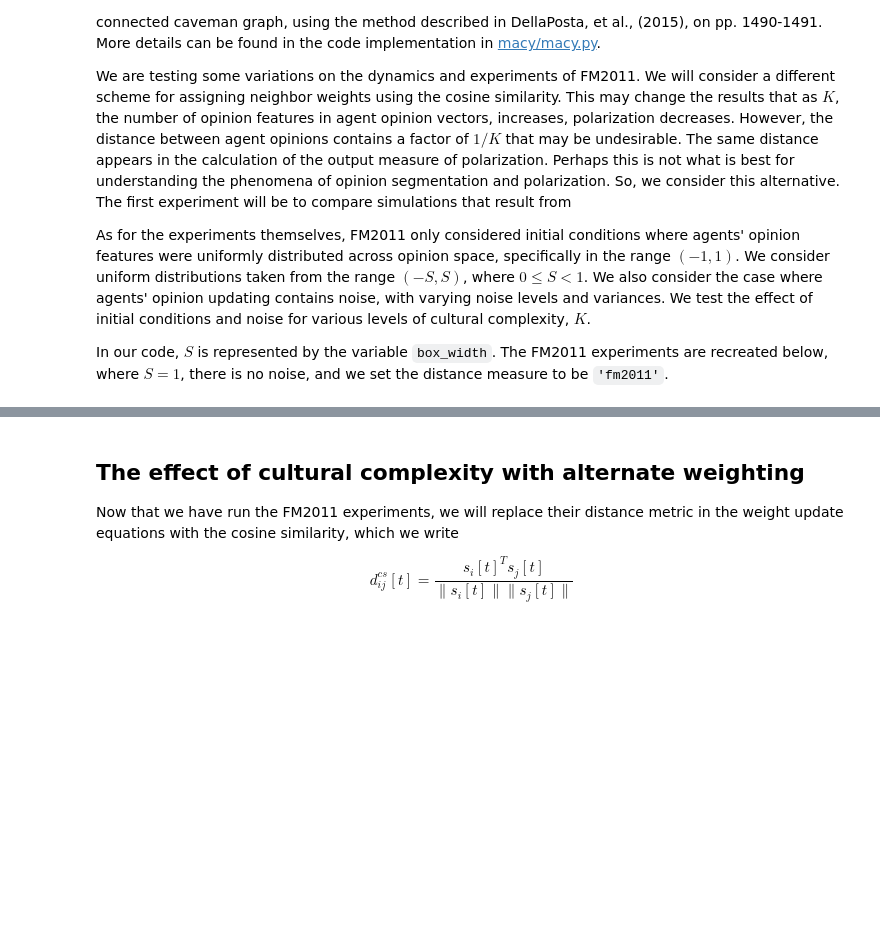
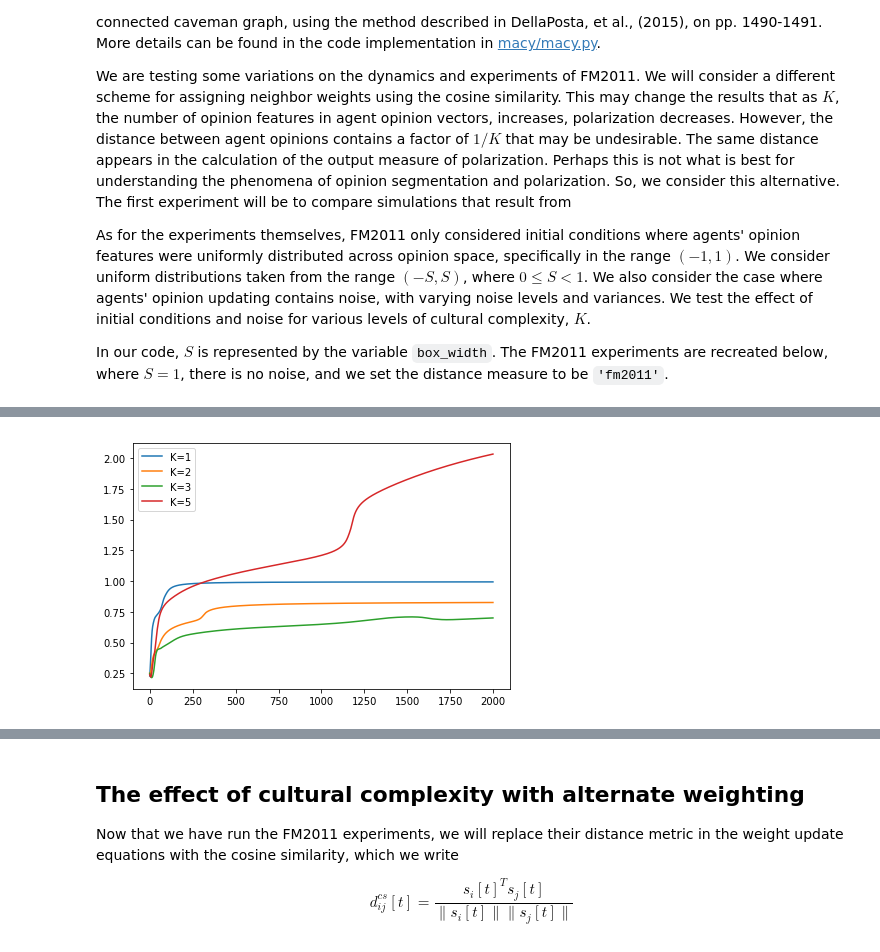
Before and after one commit to mt-digital/polarization, a Jupyter notebook: Experiment Examples.ipynb, the cells around one changed output, grey strips where cells are left out. Saved outputs shown, nothing was run; the diff lists cells and outputs as text; code cells hidden in the pictures; blank space fills up the shorter version.

```diff
--- a/Experiment Examples.ipynb
+++ b/Experiment Examples.ipynb
@@ -57,0 +93,3 @@ plt.legend()
+# %%
+k_experiment(outcome_metric='euclidean', rewire_prob=0.1, n_iter=2000)
+# %% [output]
@@ -57,0 +100 @@ plt.legend()
+[figure, added]
```
Also changed, not shown: parts of 8 cells of this notebook, 5 other files.
